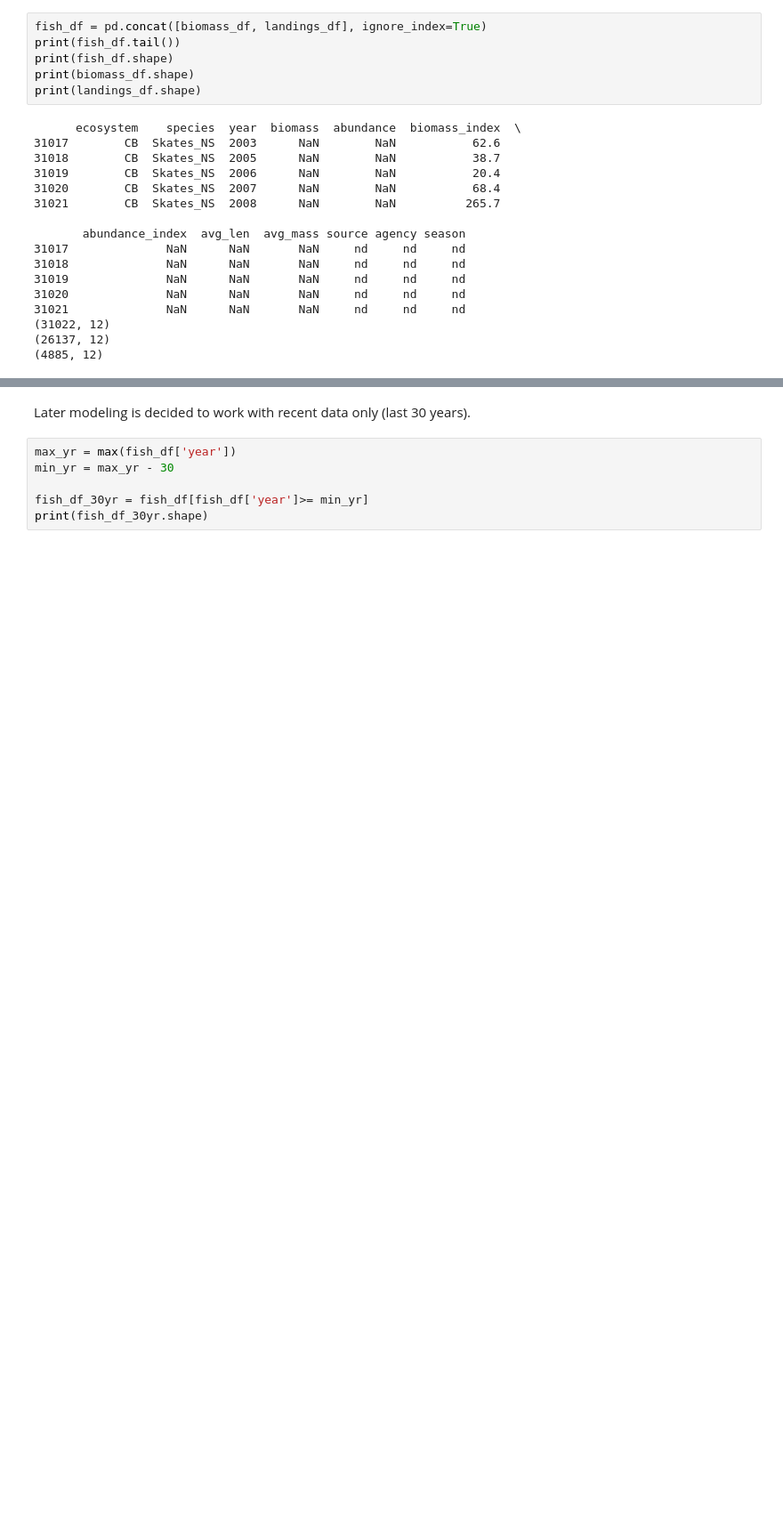
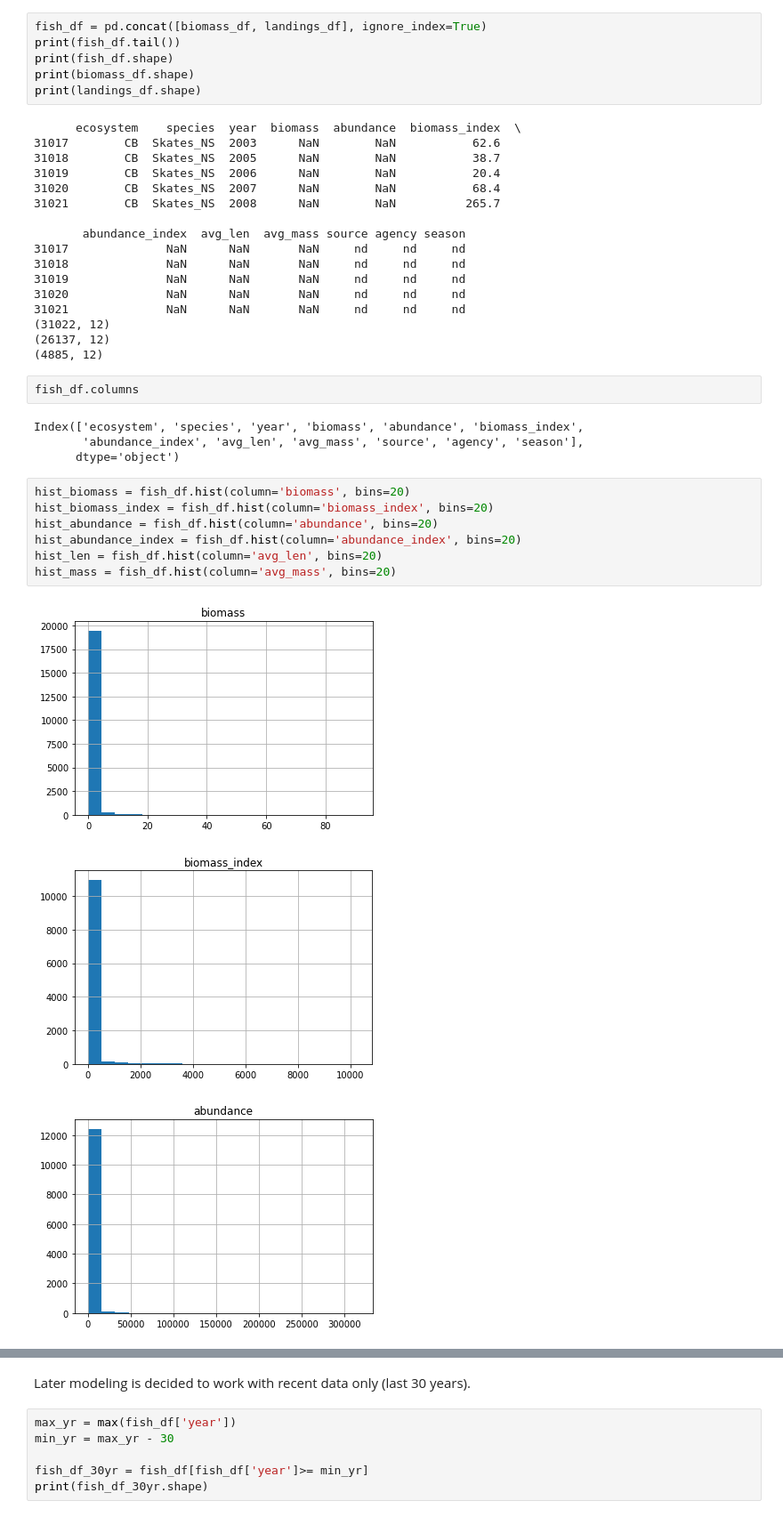
Before and after one commit to nycantwell/nycantwell, a Jupyter notebook: NW_Atlantic_Fishery_Sustainability/notebooks/02_data_definition_and_cleaning.ipynb, the cells around one changed output, grey strips where cells are left out. Shown at 89% size. Drawn from its saved outputs; the diff is of its cells as text; blank space fills up the shorter version.

```diff
--- a/NW_Atlantic_Fishery_Sustainability/notebooks/02_data_definition_and_cleaning.ipynb
+++ b/NW_Atlantic_Fishery_Sustainability/notebooks/02_data_definition_and_cleaning.ipynb
@@ -115,3 +116,20 @@ print(landings_df.shape)
 (31022, 12)
 (26137, 12)
 (4885, 12)
+# %%
+fish_df.columns
+# %% [output]
+Index(['ecosystem', 'species', 'year', 'biomass', 'abundance', 'biomass_index',
+       'abundance_index', 'avg_len', 'avg_mass', 'source', 'agency', 'season'],
+      dtype='object')
+# %%
+hist_biomass = fish_df.hist(column='biomass', bins=20)
+hist_biomass_index = fish_df.hist(column='biomass_index', bins=20)
+hist_abundance = fish_df.hist(column='abundance', bins=20)
+hist_abundance_index = fish_df.hist(column='abundance_index', bins=20)
+hist_len = fish_df.hist(column='avg_len', bins=20)
+hist_mass = fish_df.hist(column='avg_mass', bins=20)
+# %% [output]
+[figure, added]
+[figure, added]
+[figure, added]
```
Also changed, not shown: parts of 6 cells of this notebook, 2 other files.
